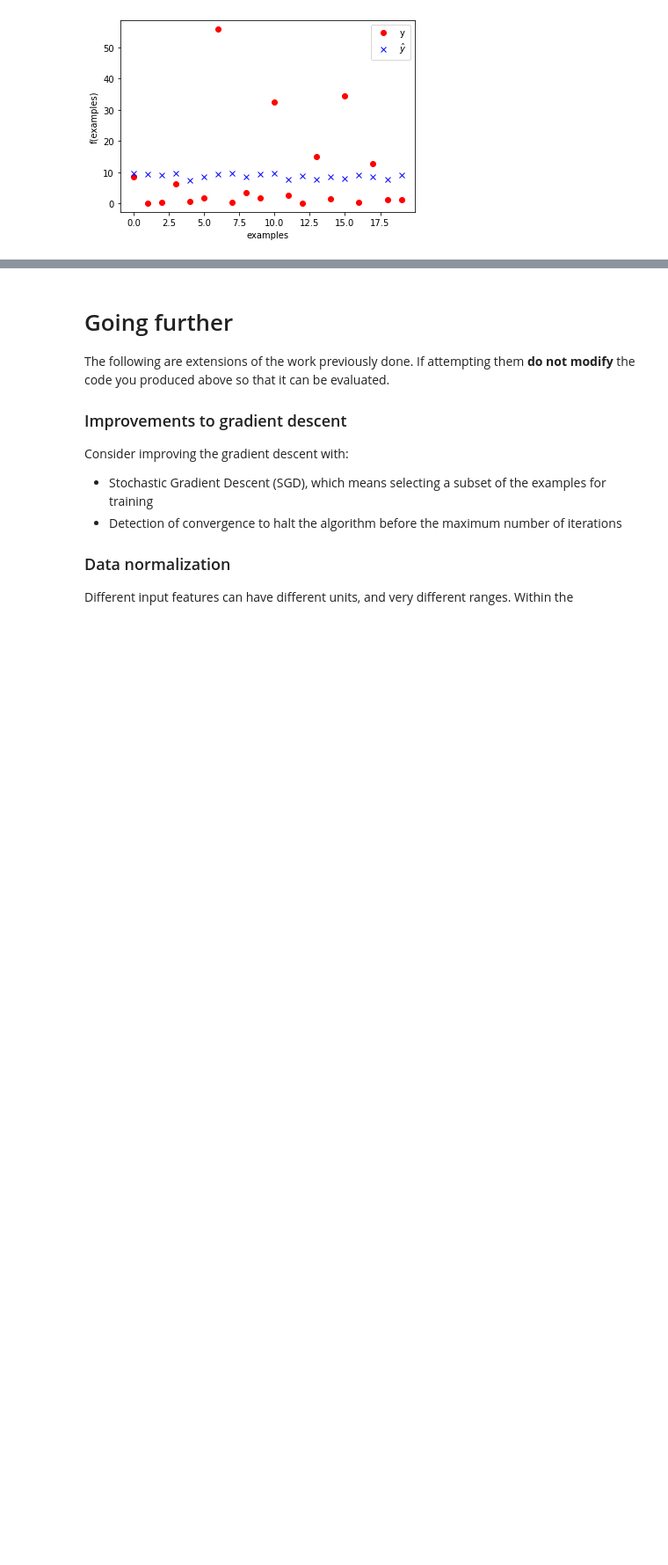
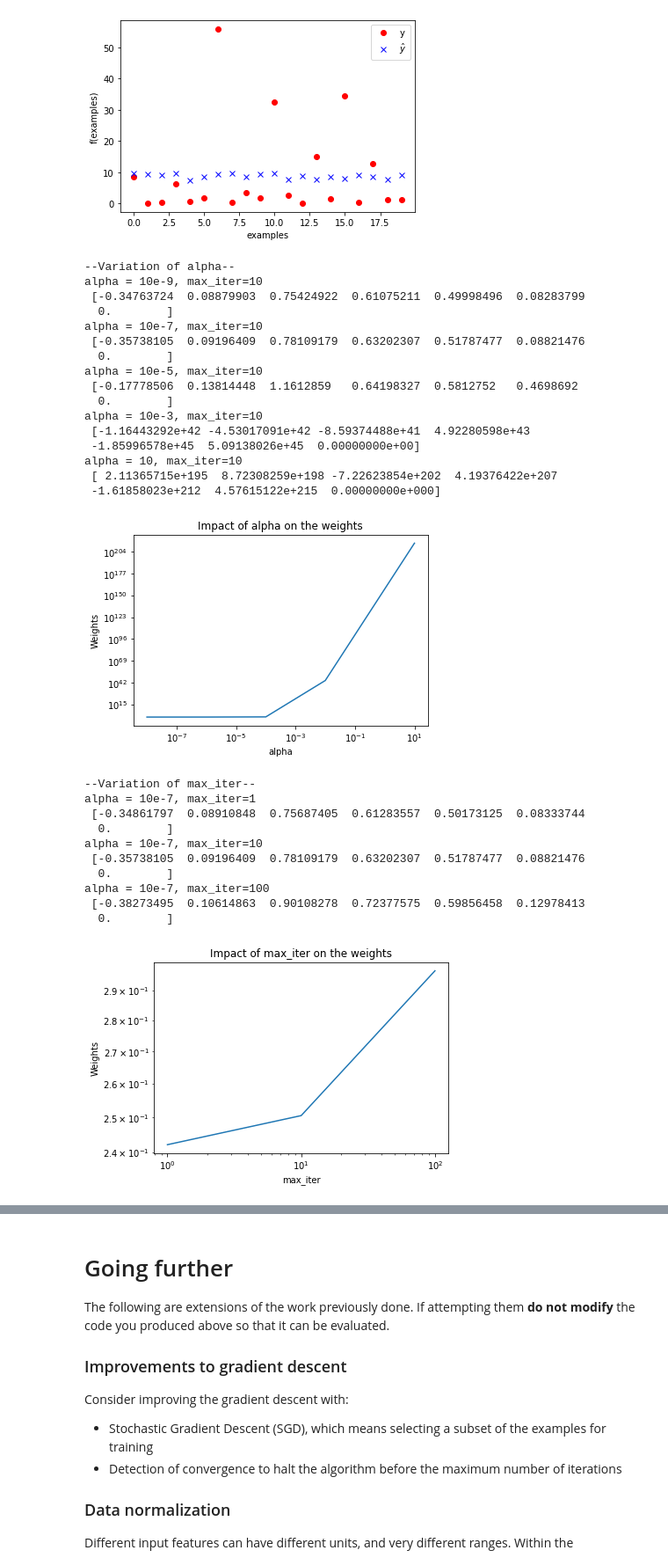
Before and after one commit to rostom-baccar/Machine-Learning-with-Decision-Trees, a Jupyter notebook: perceptron.ipynb, the cells around one changed output, grey strips where cells are left out. Shown at 88% size. Drawn from its saved outputs; the diff is of its cells as text; code cells hidden in the pictures; blank space fills up the shorter version.

```diff
--- a/perceptron.ipynb
+++ b/perceptron.ipynb
@@ -202,7 +202,7 @@ from matplotlib import pyplot as plt
 import statistics
 
 #Function that constructs plots based on a parameter and the impact of that parameter on weights
-def construct_plt(parameter,x_axis):
+def construct_plt(X,Y,parameter,x_axis):
     weights=[]
     if x_axis=='alpha':
         for i in parameter:
@@ -285,3 +236,54 @@ plt.ylabel("f(examples)")
 # %% [output]
 Text(0, 0.5, 'f(examples)')
 [figure]
+# %%
+%%time
+
+print("--Variation of alpha--")
+print("alpha = 10e-9, max_iter=10\n", descent(w_init,X,Y,10e-9,10))
+print("alpha = 10e-7, max_iter=10\n", descent(w_init,X,Y,10e-7,10))
+print("alpha = 10e-5, max_iter=10\n", descent(w_init,X,Y,10e-5,10))
+print("alpha = 10e-3, max_iter=10\n", descent(w_init,X,Y,10e-3,10))
+print("alpha = 10, max_iter=10\n", descent(w_init,X,Y,10,10))
+
+#Impact of alpha on the weights (the Y axis represents an average on the values in w)
+alphas=[10,10e-3,10e-5,10e-7,10e-9]
+construct_plt(X,Y,alphas,'alpha')
+
+print("\n--Variation of max_iter--")
+print("alpha = 10e-7, max_iter=1\n", descent(w_init,X,Y,10e-7,1))
+print("alpha = 10e-7, max_iter=10\n", descent(w_init,X,Y,10e-7,10))
+print("alpha = 10e-7, max_iter=100\n", descent(w_init,X,Y,10e-7,100))
+
+#Impact of max_iter on the weights (the Y axis represents an average on the values in w)
+max_iters=[1,10,100]
+construct_plt(X,Y,max_iters,'max_iter')
+# %% [output]
+--Variation of alpha--
+alpha = 10e-9, max_iter=10
+ [-0.34763724  0.08879903  0.75424922  0.61075211  0.49998496  0.08283799
+  0.        ]
+alpha = 10e-7, max_iter=10
+ [-0.35738105  0.09196409  0.78109179  0.63202307  0.51787477  0.08821476
+  0.        ]
+alpha = 10e-5, max_iter=10
+ [-0.17778506  0.13814448  1.1612859   0.64198327  0.5812752   0.4698692
+  0.        ]
+alpha = 10e-3, max_iter=10
+ [-1.16443292e+42 -4.53017091e+42 -8.59374488e+41  4.92280598e+43
+ -1.85996578e+45  5.09138026e+45  0.00000000e+00]
+alpha = 10, max_iter=10
+ [ 2.11365715e+195  8.72308259e+198 -7.22623854e+202  4.19376422e+207
+ -1.61858023e+212  4.57615122e+215  0.00000000e+000]
+[figure, added]
+--Variation of max_iter--
+alpha = 10e-7, max_iter=1
+ [-0.34861797  0.08910848  0.75687405  0.61283557  0.50173125  0.08333744
+  0.        ]
+alpha = 10e-7, max_iter=10
+ [-0.35738105  0.09196409  0.78109179  0.63202307  0.51787477  0.08821476
+  0.        ]
+alpha = 10e-7, max_iter=100
+ [-0.38273495  0.10614863  0.90108278  0.72377575  0.59856458  0.12978413
+  0.        ]
+[figure, added]
```
Also changed, not shown: parts of 5 cells of this notebook.
